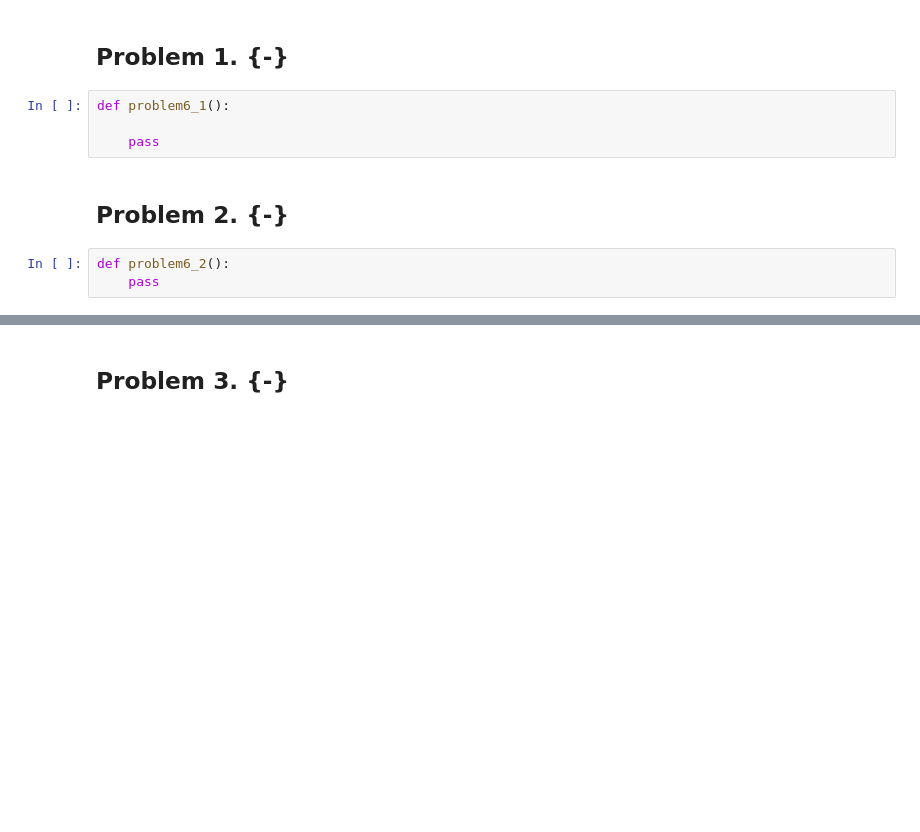
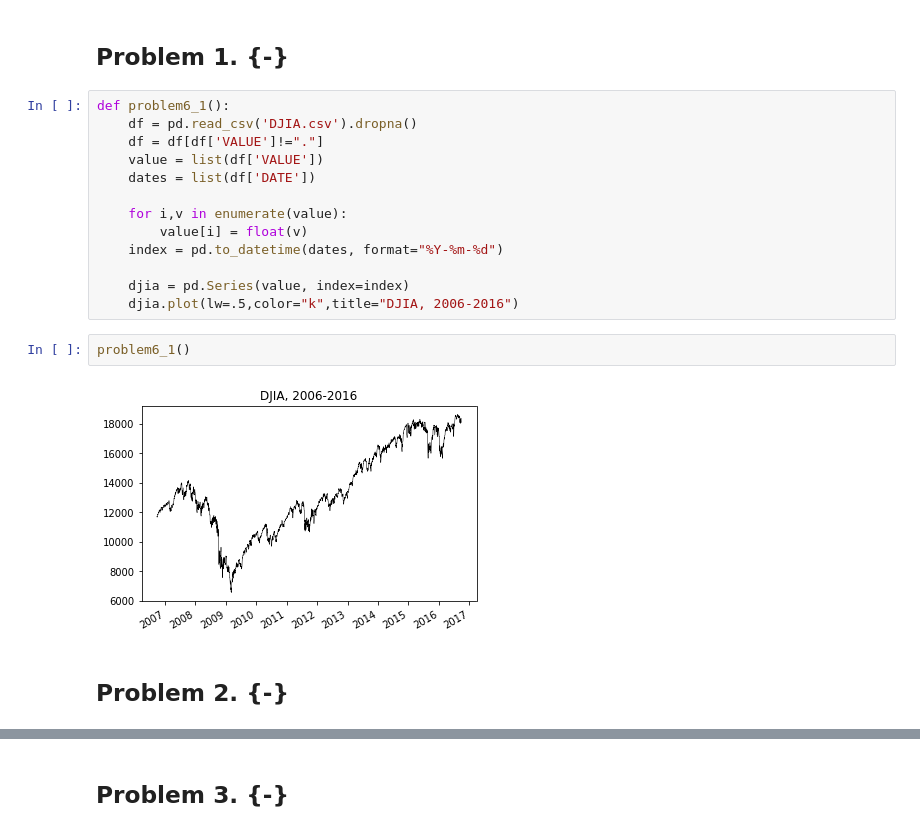
Before and after one commit to hebeard/BootCamp2018, a Jupyter notebook: ProbSets/Comp/ProbSet2/Harrison_Beard_ProbSet2.ipynb, the cells around one changed output, grey strips where cells are left out. Cells and saved outputs as stored; diff of their text form; blank space fills up the shorter version.

```diff
--- a/ProbSets/Comp/ProbSet2/Harrison_Beard_ProbSet2.ipynb
+++ b/ProbSets/Comp/ProbSet2/Harrison_Beard_ProbSet2.ipynb
@@ -716,12 +1146,22 @@ def problem5_3():
 # Pandas 4
 # %% [markdown]
 ## Problem 1. {-}
-# %%
-def problem6_1():
-
-    pass
+# %%
+def problem6_1():
+    df = pd.read_csv('DJIA.csv').dropna()
+    df = df[df['VALUE']!="."]
+    value = list(df['VALUE'])
+    dates = list(df['DATE'])
+
+    for i,v in enumerate(value):
+        value[i] = float(v)
+    index = pd.to_datetime(dates, format="%Y-%m-%d")
+
+    djia = pd.Series(value, index=index)
+    djia.plot(lw=.5,color="k",title="DJIA, 2006-2016")
+# %%
+problem6_1()
+# %% [output]
+[figure, added]
 # %% [markdown]
 ## Problem 2. {-}
-# %%
-def problem6_2():
-    pass
```
Also changed, not shown: parts of 35 cells of this notebook, 40 other files.
